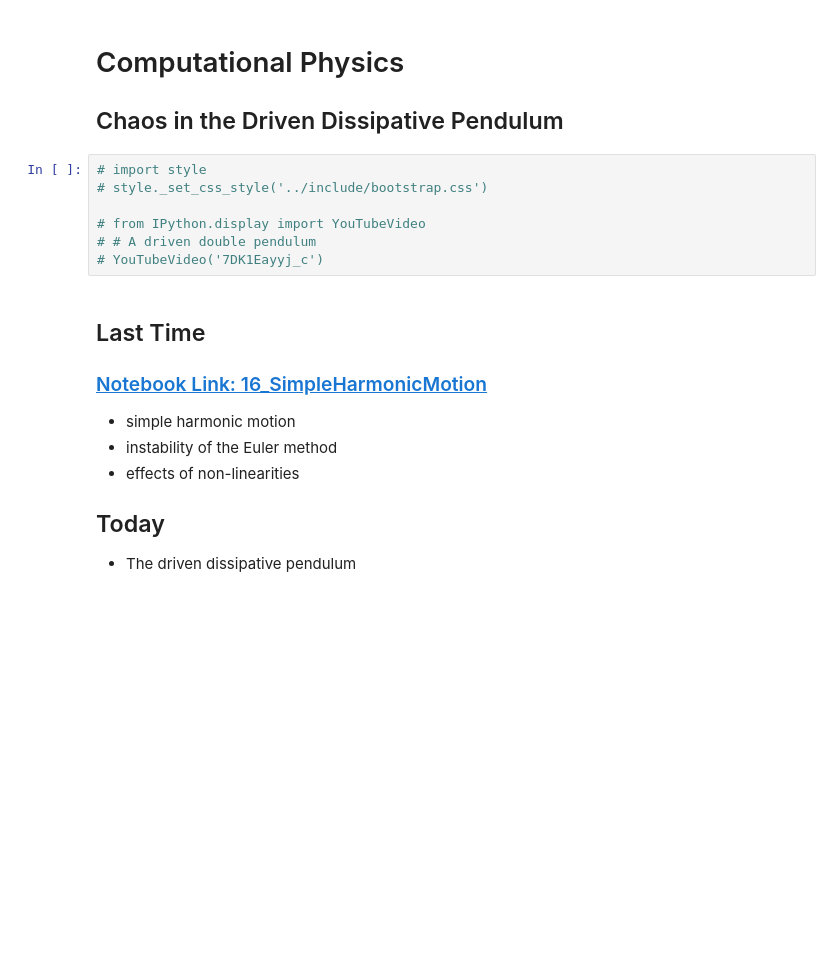
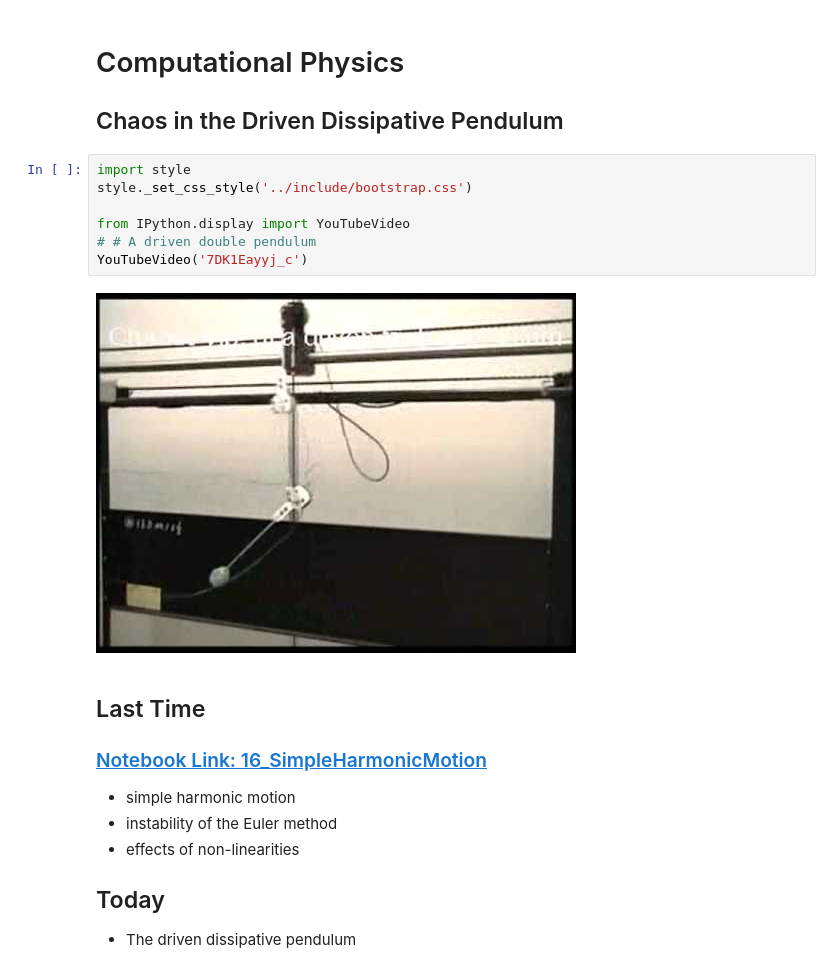
Before and after one commit to jharwood28/IntroCompPhys-for-students, a Jupyter notebook: src/17_ChaosPendulum.ipynb, the cells around one changed output. Drawn from its saved outputs; the diff is of its cells as text; blank space fills up the shorter version.

```diff
--- a/src/17_ChaosPendulum.ipynb
+++ b/src/17_ChaosPendulum.ipynb
@@ -2,12 +2,14 @@
 # Computational Physics
 ## Chaos in the Driven Dissipative Pendulum
 # %%
-# import style
-# style._set_css_style('../include/bootstrap.css')
+import style
+style._set_css_style('../include/bootstrap.css')
 
-# from IPython.display import YouTubeVideo
+from IPython.display import YouTubeVideo
 # # A driven double pendulum
-# YouTubeVideo('7DK1Eayyj_c')
+YouTubeVideo('7DK1Eayyj_c')
+# %% [output]
+[figure, added]
 # %% [markdown]
 ## Last Time
 ### [Notebook Link: 16_SimpleHarmonicMotion](./16_SimpleHarmonicMotion)
```
Also changed, not shown: 4 other files.
